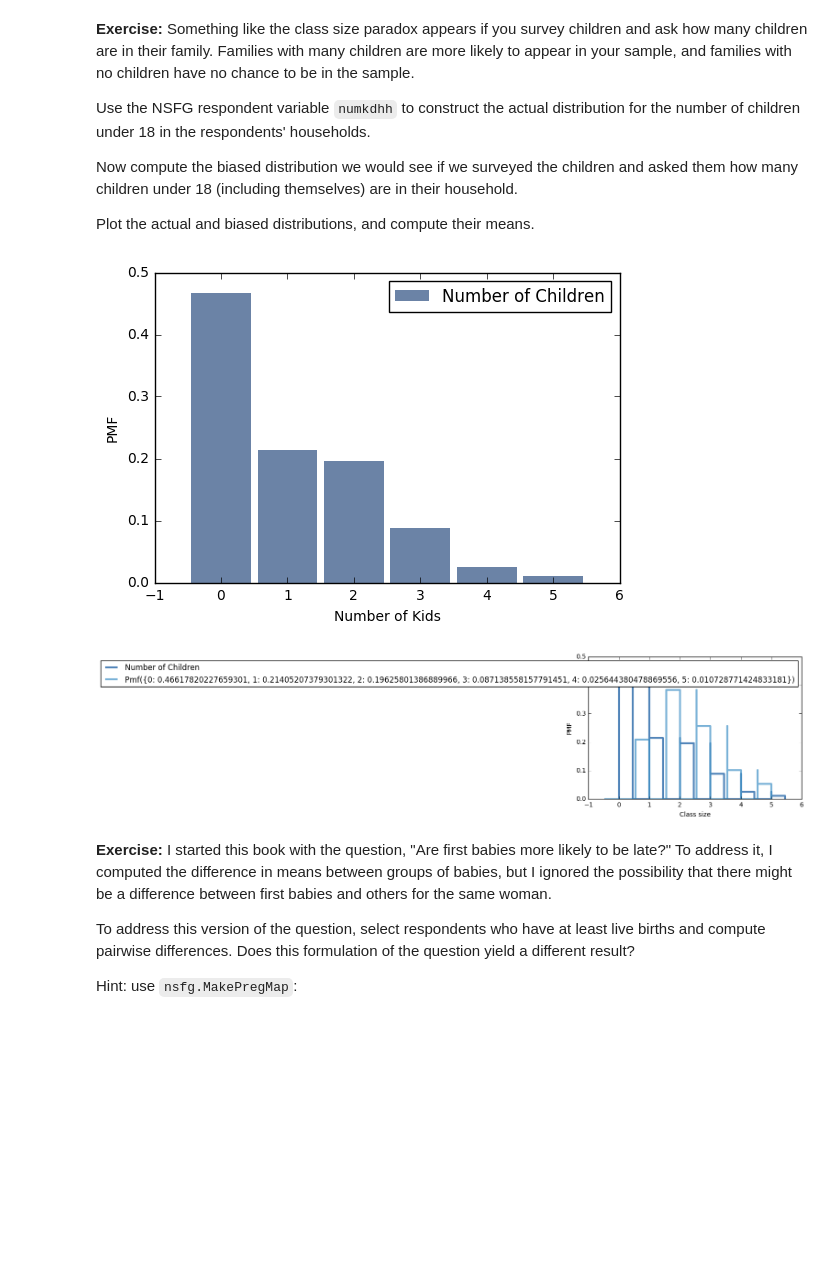
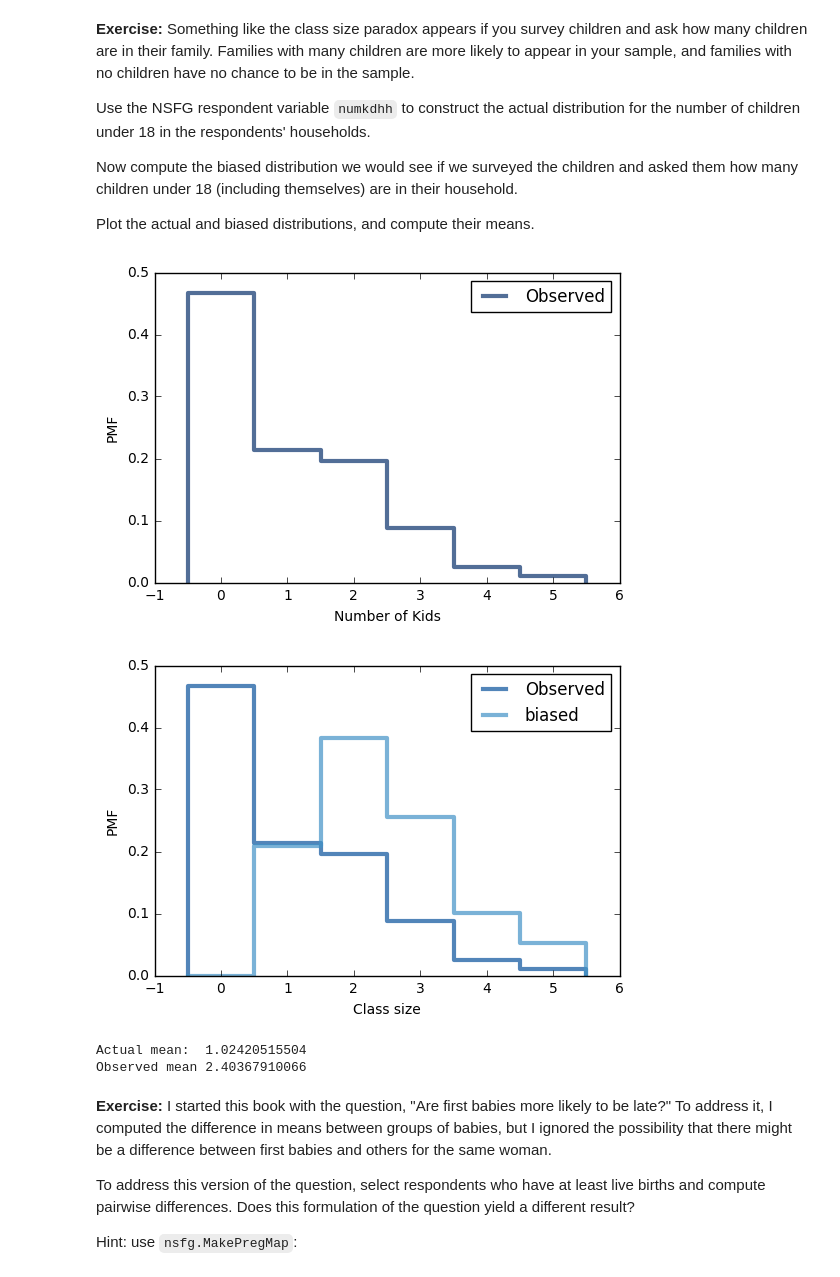
Before and after one commit to willythor/ThinkStats2, a Jupyter notebook: code/chap03mine.ipynb, the cells around one changed output. Drawn from its saved outputs; the diff is of its cells as text; code cells hidden in the pictures; blank space fills up the shorter version.

```diff
--- a/code/chap03mine.ipynb
+++ b/code/chap03mine.ipynb
@@ -323,20 +323,15 @@ Plot the actual and biased distributions, and compute their means.
 resp = nsfg.ReadFemResp()
 # %%
 numkdhh = resp.numkdhh
-pmf = thinkstats2.Pmf(numkdhh, label='Number of Children')
-thinkplot.Hist(pmf)
+pmf = thinkstats2.Pmf(numkdhh, label='Observed')
+thinkplot.Pmf(pmf)
 thinkplot.Config(xlabel='Number of Kids', ylabel='PMF')
 # %% [output]
-[figure, old version]
+[figure, new version]
 # %%
-biased_pmf = pmf.Copy(pmf)
-for x, p in pmf.Items():
-    biased_pmf.Mult(x, x)
-biased_pmf.Normalize()
-
+biased_pmf = BiasPmf(pmf, label='biased')
 thinkplot.PrePlot(2)
-thinkplot.Pmf(pmf, align='left', width=0.45)
-thinkplot.Pmf(biased_pmf, align='right', width=0.45)
+thinkplot.Pmfs([pmf, biased_pmf])
 thinkplot.Config(xlabel='Class size', ylabel='PMF')
 # %% [output]
-[figure, old version]
+[figure, new version]
@@ -345,3 +338,9 @@ thinkplot.Config(xlabel='Class size', ylabel='PMF')
+# %%
+print('Actual mean: ', pmf.Mean())
+print('Observed mean', biased_pmf.Mean())
+# %% [output]
+Actual mean:  1.02420515504
+Observed mean 2.40367910066
 # %%
 # Solution goes here
 # %%
```
Also changed, not shown: parts of 19 cells of this notebook.
